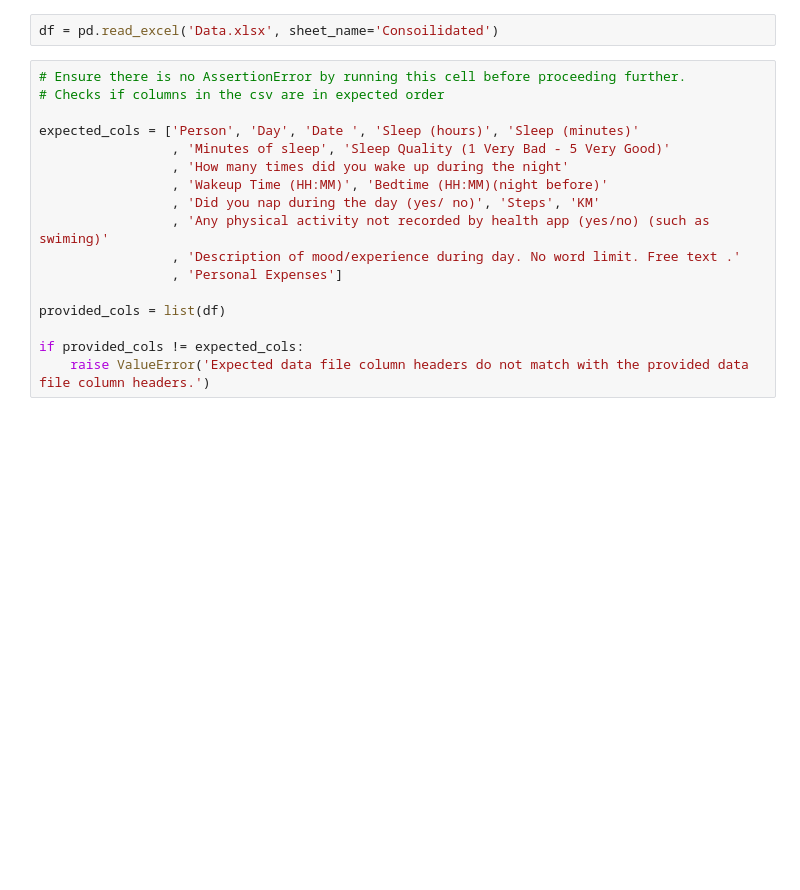
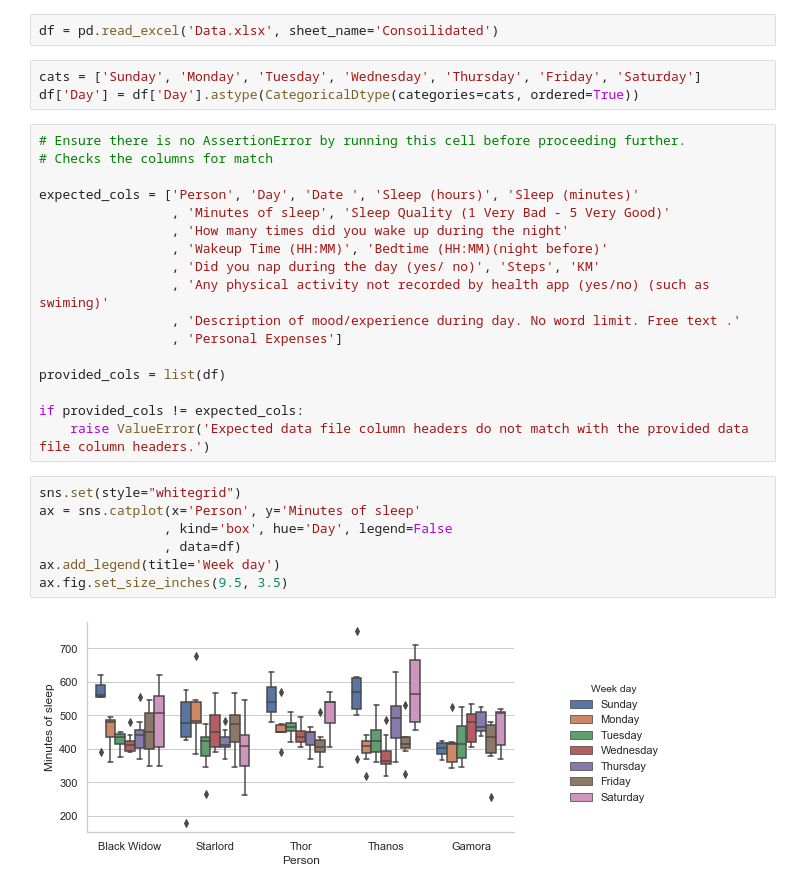
Before and after one commit to Lhogeshwaran/DSP_AT3, a Jupyter notebook: 13313491_AT3.ipynb, the cells around one changed output. Saved outputs shown, nothing was run; the diff lists cells and outputs as text; blank space fills up the shorter version.

Commit message:
ipynb: updated categorical ordering for days, sleep analysis visualization; .gitignore: updated

```diff
--- a/13313491_AT3.ipynb
+++ b/13313491_AT3.ipynb
@@ -36,8 +35,11 @@ import os, sys
 # %%
 df = pd.read_excel('Data.xlsx', sheet_name='Consoilidated')
+# %%
+cats = ['Sunday', 'Monday', 'Tuesday', 'Wednesday', 'Thursday', 'Friday', 'Saturday']
+df['Day'] = df['Day'].astype(CategoricalDtype(categories=cats, ordered=True))
 # %%
 # Ensure there is no AssertionError by running this cell before proceeding further.
-# Checks if columns in the csv are in expected order
+# Checks the columns for match
 
 expected_cols = ['Person', 'Day', 'Date ', 'Sleep (hours)', 'Sleep (minutes)'
                  , 'Minutes of sleep', 'Sleep Quality (1 Very Bad - 5 Very Good)'
@@ -52,3 +54,12 @@ provided_cols = list(df)
 
 if provided_cols != expected_cols:
     raise ValueError('Expected data file column headers do not match with the provided data file column headers.')
+# %%
+sns.set(style="whitegrid")
+ax = sns.catplot(x='Person', y='Minutes of sleep'
+                , kind='box', hue='Day', legend=False
+                , data=df)
+ax.add_legend(title='Week day')
+ax.fig.set_size_inches(9.5, 3.5)
+# %% [output]
+[figure, added]
```
Also changed, not shown: parts of 1 cell of this notebook, 1 other file.
